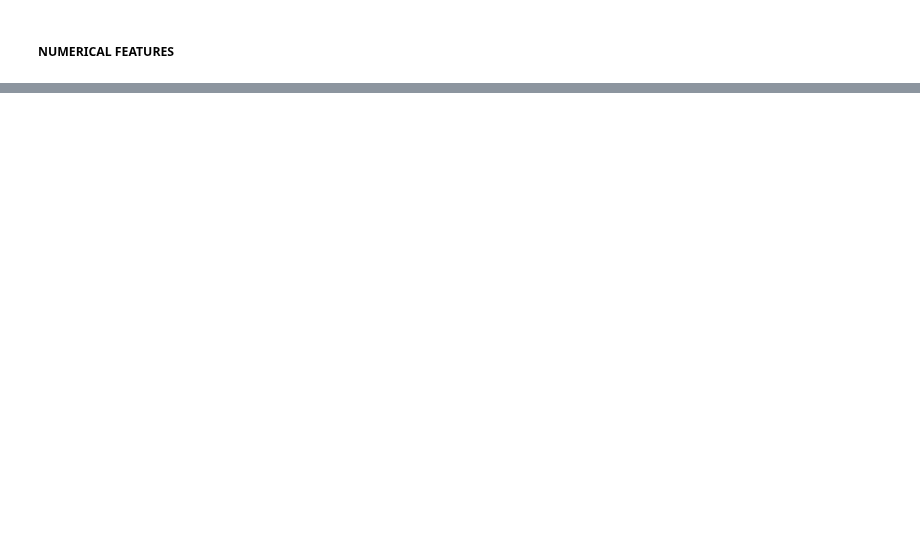
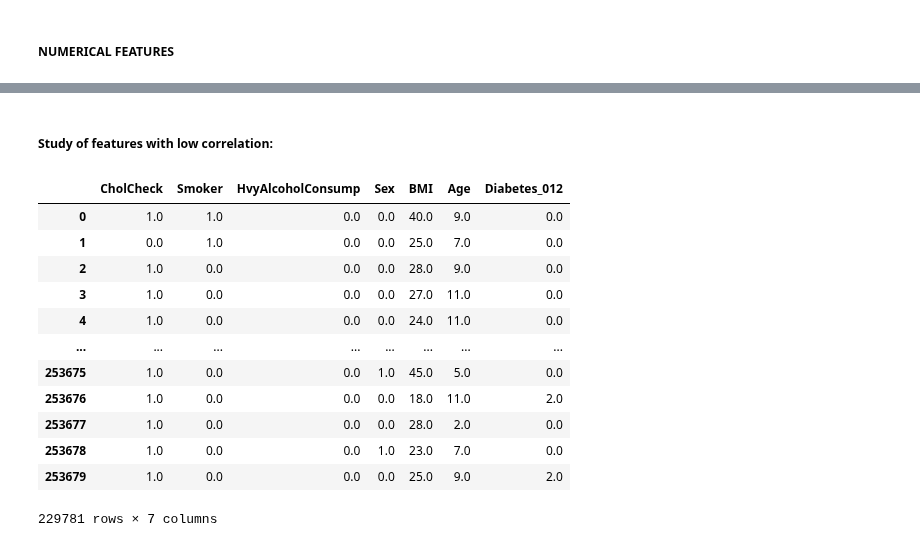
Before and after one commit to AliGarAlon/Diabetes_Project, a Jupyter notebook: diabetes_model.ipynb, the cells around one changed output, grey strips where cells are left out. Saved outputs shown, nothing was run; the diff lists cells and outputs as text; code cells hidden in the pictures; blank space fills up the shorter version.

```diff
--- a/diabetes_model.ipynb
+++ b/diabetes_model.ipynb
@@ -359,0 +387,19 @@ sb.heatmap(df_numerical.corr(), annot=True)
+# %% [markdown]
+##### Study of features with low correlation:
+# %%
+features_no_corr=chooseNoCorrFeatures(0.15, df_biCategorical, df_multiCategorical, df_numerical)
+features_no_corr.append("Diabetes_012")
+# %% [output]
+|  | CholCheck | Smoker | HvyAlcoholConsump | Sex | BMI | Age | Diabetes_012 |
+| 0 | 1.0 | 1.0 | 0.0 | 0.0 | 40.0 | 9.0 | 0.0 |
+| 1 | 0.0 | 1.0 | 0.0 | 0.0 | 25.0 | 7.0 | 0.0 |
+| 2 | 1.0 | 0.0 | 0.0 | 0.0 | 28.0 | 9.0 | 0.0 |
+| 3 | 1.0 | 0.0 | 0.0 | 0.0 | 27.0 | 11.0 | 0.0 |
+| 4 | 1.0 | 0.0 | 0.0 | 0.0 | 24.0 | 11.0 | 0.0 |
+| ... | ... | ... | ... | ... | ... | ... | ... |
+| 253675 | 1.0 | 0.0 | 0.0 | 1.0 | 45.0 | 5.0 | 0.0 |
+| 253676 | 1.0 | 0.0 | 0.0 | 0.0 | 18.0 | 11.0 | 2.0 |
+| 253677 | 1.0 | 0.0 | 0.0 | 0.0 | 28.0 | 2.0 | 0.0 |
+| 253678 | 1.0 | 0.0 | 0.0 | 1.0 | 23.0 | 7.0 | 0.0 |
+| 253679 | 1.0 | 0.0 | 0.0 | 0.0 | 25.0 | 9.0 | 2.0 |
+229781 rows × 7 columns
```
Also changed, not shown: parts of 7 cells of this notebook.
